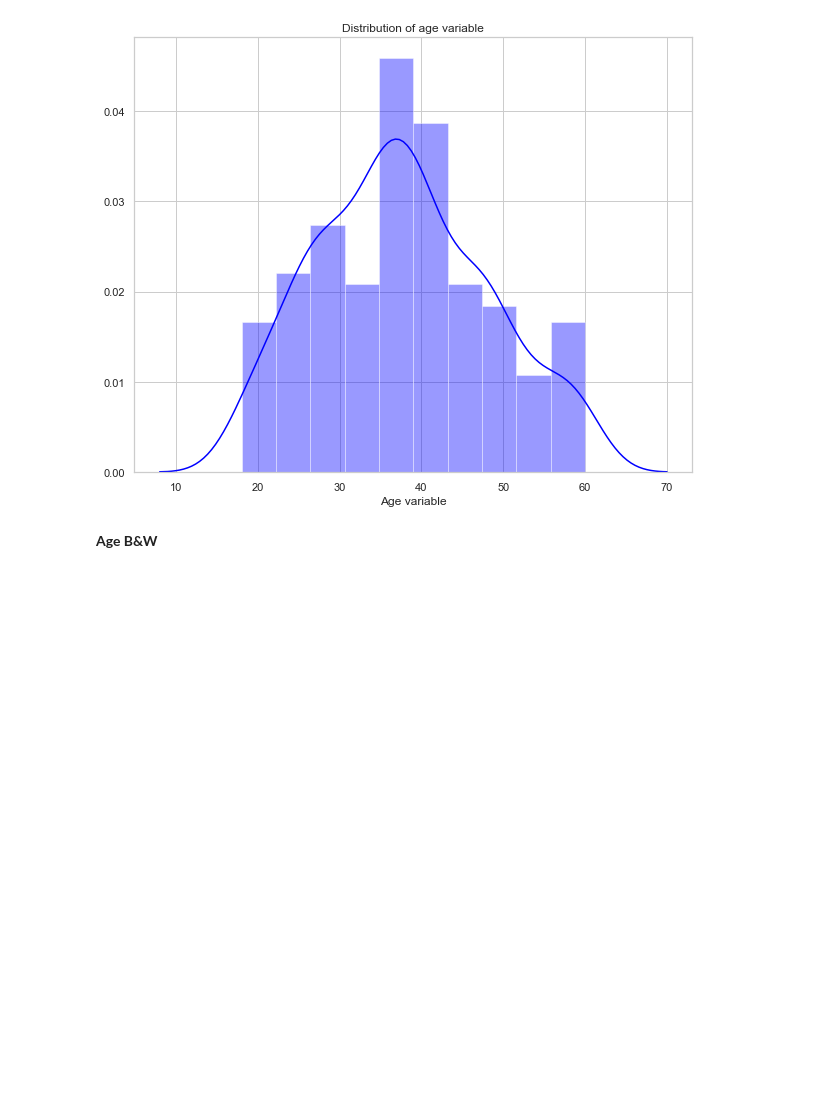
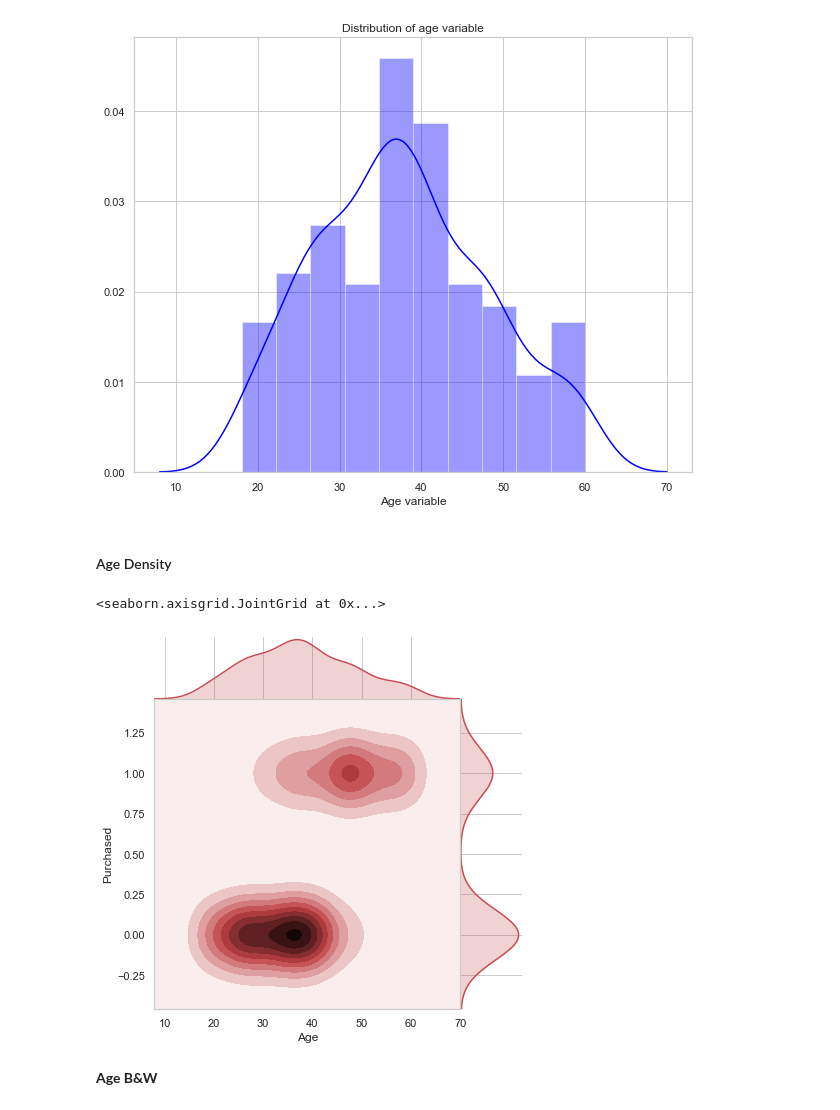
Before and after one commit to cspence001/market-segmentation_purchase-prediction, a Jupyter notebook: notebooks/purchase_models.ipynb, the cells around one changed output. Saved outputs shown, nothing was run; the diff lists cells and outputs as text; code cells hidden in the pictures; blank space fills up the shorter version.

```diff
--- a/notebooks/purchase_models.ipynb
+++ b/notebooks/purchase_models.ipynb
@@ -101,6 +101,13 @@ ax.set_title("Distribution of age variable")
 plt.show()
 # %% [output]
 [figure]
+# %% [markdown]
+<h4>Age Density
+# %%
+sns.jointplot(x='Age',y='Purchased',data=ad_clicks,kind="kde", space=0, color="r")
+# %% [output]
+<seaborn.axisgrid.JointGrid at 0x...>
+[figure, added]
 # %% [markdown]
 <b>Age B&W
 # %%
```
Also changed, not shown: parts of 32 cells of this notebook, 1 other file.
